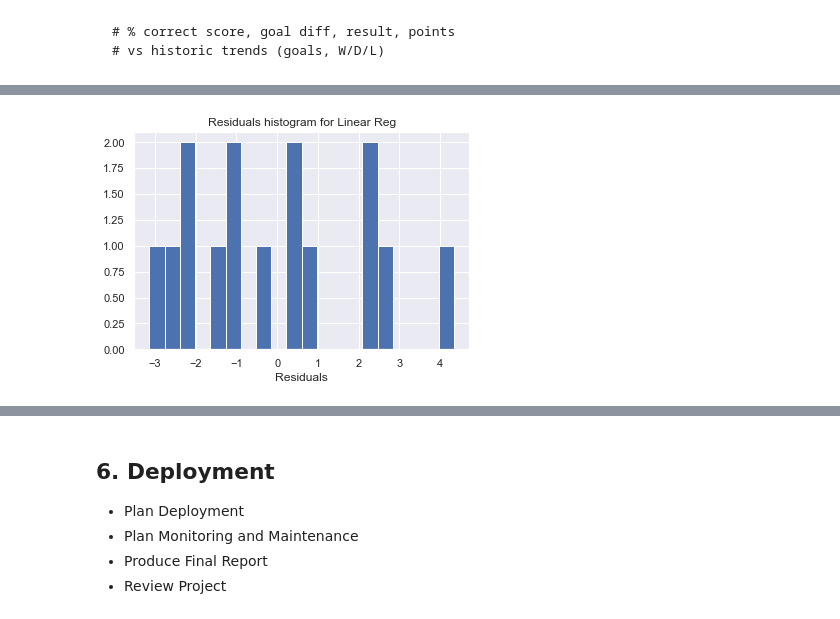
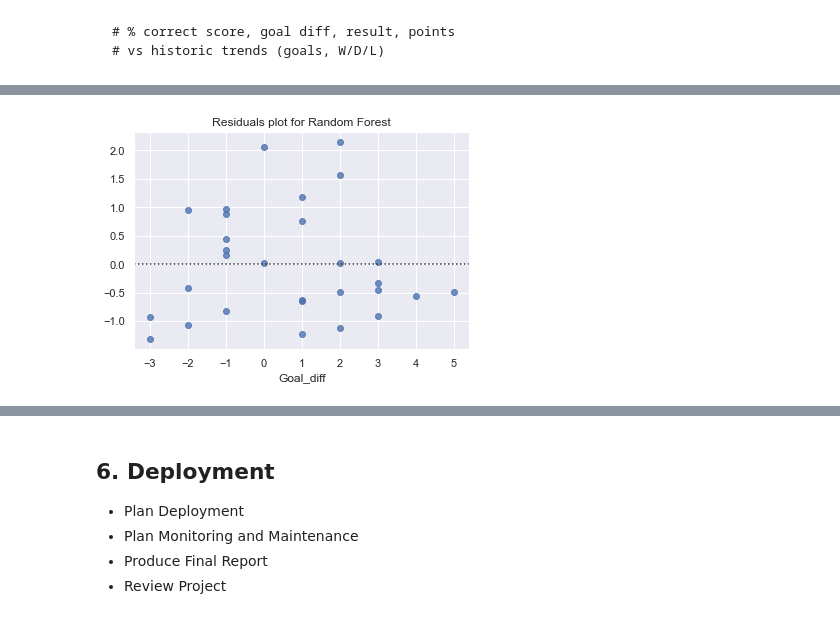
Before and after one commit to deacona/the-ball-is-round, a Jupyter notebook: notebooks/intl_02_euro_2020.ipynb, the cells around one changed output, grey strips where cells are left out. Saved outputs shown, nothing was run; the diff lists cells and outputs as text; code cells hidden in the pictures.

````diff
--- a/notebooks/intl_02_euro_2020.ipynb
+++ b/notebooks/intl_02_euro_2020.ipynb
@@ -92,10 +72,17 @@ memory usage: 41.3+ KB
 # %%
+match = utilities.get_master("nations_matches")
+# match.info()
+
 match = match[['Round', 'Day', 'Date', 'Time', 'Team_1', 'Team_2',
        'Year', 'Goals_1', 'Goals_2',
        'Goal_diff', 'Venue', 'Venue_country', 'Venue_city', 'Home_1',
        'Home_2']]
 
 match["Goal_total"] = match.Goals_1 + match.Goals_2
+match["Result"] = None
+match.loc[match.Goals_1 == match.Goals_2, "Result"] = "Draw"
+match.loc[match.Goals_1 > match.Goals_2, "Result"] = "Win"
+match.loc[match.Goals_1 < match.Goals_2, "Result"] = "Loss"
 
 match.describe(include="all").T
 # %% [output]
@@ -508,6 +497,6 @@ y_pred = model.predict(X_test)
 # %%
-params = pd.Series(model.coef_, index=X_train.columns)
-# params
-err = np.std([model.fit(*resample(X_train, y_train)).coef_ for i in range(1000)], 0)
+# params = pd.Series(model.coef_, index=X_train.columns)
+# # params
+# err = np.std([model.fit(*resample(X_train, y_train)).coef_ for i in range(1000)], 0)
 
-pd.DataFrame({"effect": params.round(2), "error": err.round(2)})
+# pd.DataFrame({"effect": params.round(2), "error": err.round(2)})
@@ -581,7 +574,7 @@ Wall time: 206 ms
 # vs historic trends (goals, W/D/L)
 ```
 # %%
-def model_scores(y_act, y_pred):
+def get_model_scores(y_act, y_pred):
     """
     INPUT:
         y_act - Actual values from target vector
@@ -596,29 +589,56 @@ def model_scores(y_act, y_pred):
             "R^2": r2_score(y_act, y_pred),
            }
 
-eval_list = []
-for model in model_list:
-    print("\nEvaluating {0}...\n".format(model["Name"]))
+def evaluate_models(model_list, X_test, y_test, show_plots=True):
+    """
+    INPUT:
+        y_act - Actual values from target vector
+        y_pred - Predicted values from target vector
+        show_plots: True/False to display any plots
 
-    y_pred = model["Reg"].predict(X_test)
-    eval_dict = model_scores(y_test, y_pred)
-    eval_dict["Name"] = model["Name"]
-    eval_list.append(eval_dict)
+    OUTPUT:
+        Dictionary containing multiple scoring metrics with nice labels as keys
+    """
 
-    residuals = y_test - y_pred
-#     plt.scatter(residuals,y_pred)
-    sns.residplot(x=y_test, y=y_pred)
-#     sns.regplot(x=y_test, y=residuals, ci=99)
-    plt.title("Residuals plot for {0}".format(model["Name"]))
-    plt.show()
+    eval_list = []
+    for model in model_list:
+        print("\nEvaluating {0}...\n".format(model["Name"]))
 
-    plt.hist(residuals, bins=20)
-#     plt.xlim(-40,50)
-    plt.xlabel('Residuals')
-    plt.title("Residuals histogram for {0}".format(model["Name"]))
-    plt.show()
+        y_pred = model["Reg"].predict(X_test)
+        eval_dict = get_model_scores(y_test, y_pred)
+        eval_dict["Name"] = model["Name"]
+        print(eval_dict)
+        eval_list.append(eval_dict)
 
-    print("\n--------------------")
+        if show_plots:
+    #         residuals = y_test - y_pred
+        #     plt.scatter(residuals,y_pred)
+            sns.residplot(x=y_test, y=y_pred)
+        #     sns.regplot(x=y_test, y=residuals, ci=99)
+            plt.title("Residuals plot for {0}".format(model["Name"]))
+            plt.show()
 
-print("\n{0} models evaluated".format(len(eval_list)))
+        #     plt.hist(residuals, bins=20)
+        # #     plt.xlim(-40,50)
+        #     plt.xlabel('Residuals')
+        #     plt.title("Residuals histogram for {0}".format(model["Name"]))
+        #     plt.show()
+
+        print("\n--------------------")
+
+    print("\n{0} models evaluated".format(len(eval_list)))
+
+    eval_df = pd.DataFrame(eval_list)
+    # eval_df.columns
+
+    return eval_df
+
+show_eval_plots = True
+
+print("Goal difference model")
+gd_eval = evaluate_models(gd_model_list, gd_X_test, gd_y_test, show_plots=show_eval_plots)
+print("==============")
+print("==============")
+print("Goal total model")
+gt_eval = evaluate_models(gt_model_list, gt_X_test, gt_y_test, show_plots=show_eval_plots)
 # %% [output]
@@ -637 +680 @@ Evaluating Linear Reg...
-[figure, old version]
+[figure, new version]
````
Also changed, not shown: parts of 33 cells of this notebook, 1 other file.
